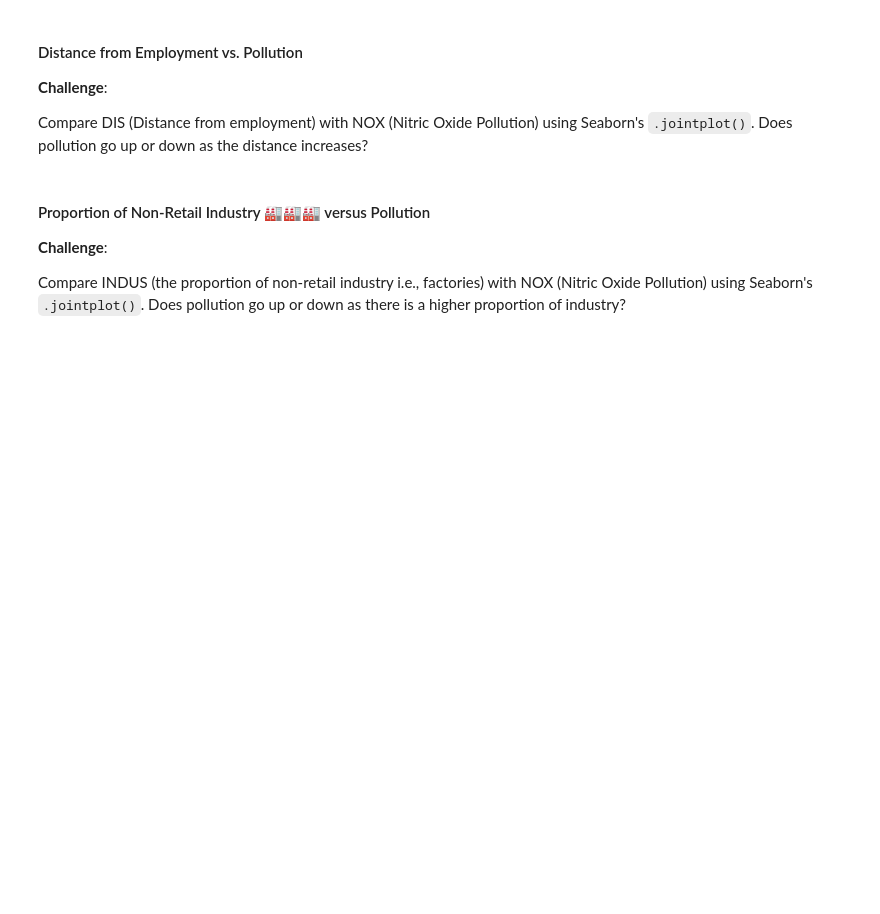
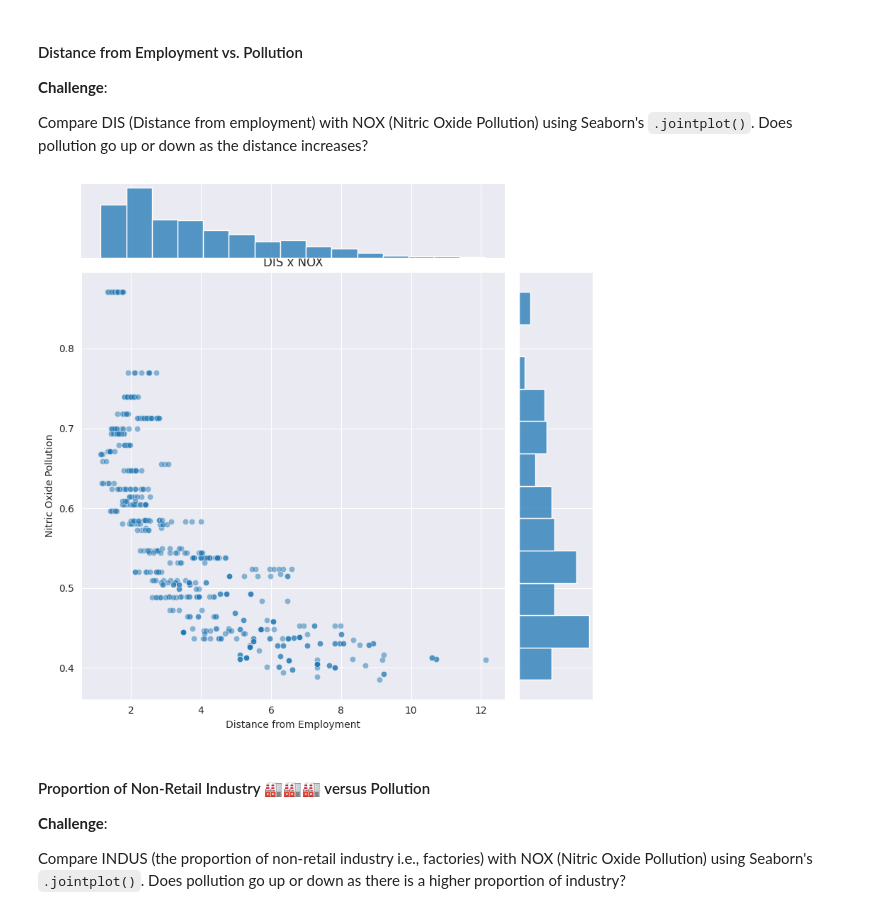
Before and after one commit to shahiddhariwala/boston_housing_prediction, a Jupyter notebook: Multivariable_Regression_and_Valuation_Model_(start).ipynb, the cells around one changed output. Drawn from its saved outputs; the diff is of its cells as text; code cells hidden in the pictures; blank space fills up the shorter version.

```diff
--- a/Multivariable_Regression_and_Valuation_Model_(start).ipynb
+++ b/Multivariable_Regression_and_Valuation_Model_(start).ipynb
@@ -322,6 +360,22 @@ Try adding some opacity or `alpha` to the scatter plots using keyword arguments
 **Challenge**:
 
 Compare DIS (Distance from employment) with NOX (Nitric Oxide Pollution) using Seaborn's `.jointplot()`. Does pollution go up or down as the distance increases?
+# %%
+with sns.axes_style('darkgrid'):
+  sns.jointplot(x=data['DIS'],
+                y=data['NOX'],
+                height=8,
+                kind='scatter',
+                # color='deeppink',
+                joint_kws={'alpha':0.5})
+
+plt.xlabel('Distance from Employment')
+plt.ylabel('Nitric Oxide Pollution')
+plt.title("DIS x NOX")
+
+plt.show()
+# %% [output]
+[figure, added]
 # %% [markdown]
 #### Proportion of Non-Retail Industry 🏭🏭🏭 versus Pollution
 
```
Also changed, not shown: parts of 4 cells of this notebook.
